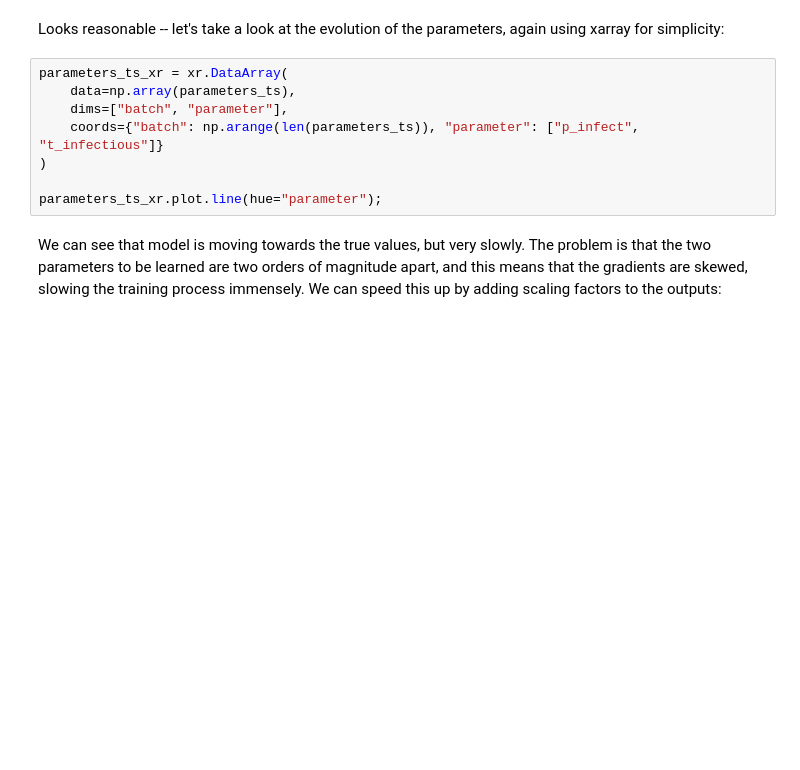
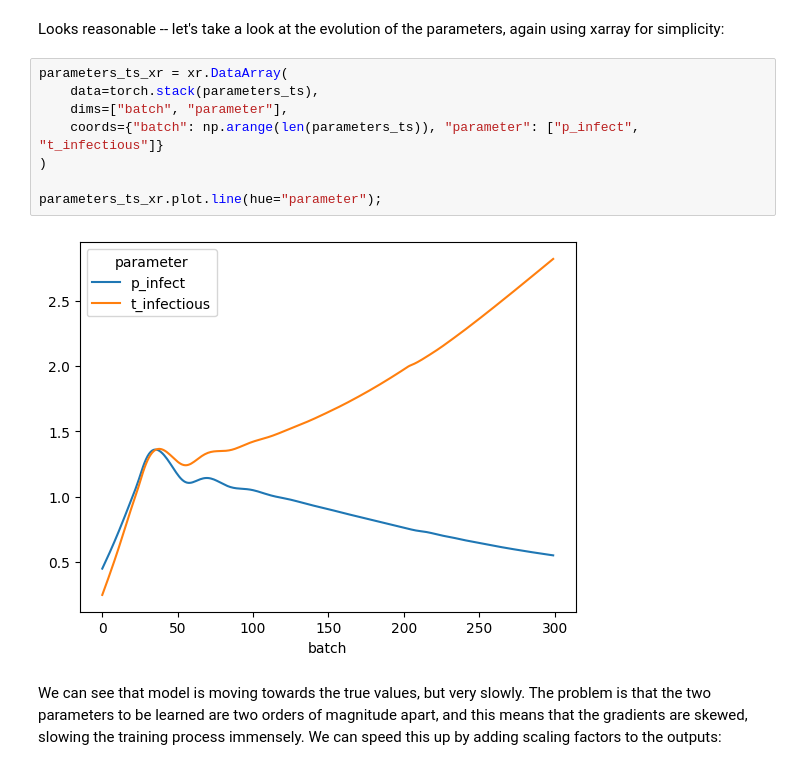
Before and after one commit to ThGaskin/NeuralABM, a Jupyter notebook: SIR_demo.ipynb, the cells around one changed output. Cells and saved outputs as stored; diff of their text form; blank space fills up the shorter version.

```diff
--- a/SIR_demo.ipynb
+++ b/SIR_demo.ipynb
@@ -150,12 +158,14 @@ ax.set_yscale('log');
 Looks reasonable -- let's take a look at the evolution of the parameters, again using xarray for simplicity:
 # %%
 parameters_ts_xr = xr.DataArray(
-    data=np.array(parameters_ts),
+    data=torch.stack(parameters_ts),
     dims=["batch", "parameter"],
     coords={"batch": np.arange(len(parameters_ts)), "parameter": ["p_infect", "t_infectious"]}
 )
 
 parameters_ts_xr.plot.line(hue="parameter");
+# %% [output]
+[figure, added]
 # %% [markdown]
 We can see that model is moving towards the true values, but very slowly. The problem is that the two parameters to be learned are two orders of magnitude apart, and this means that the gradients are skewed, slowing the training process immensely. We can speed this up by adding scaling factors to the outputs:
 # %%
```
Also changed, not shown: parts of 7 cells of this notebook.
